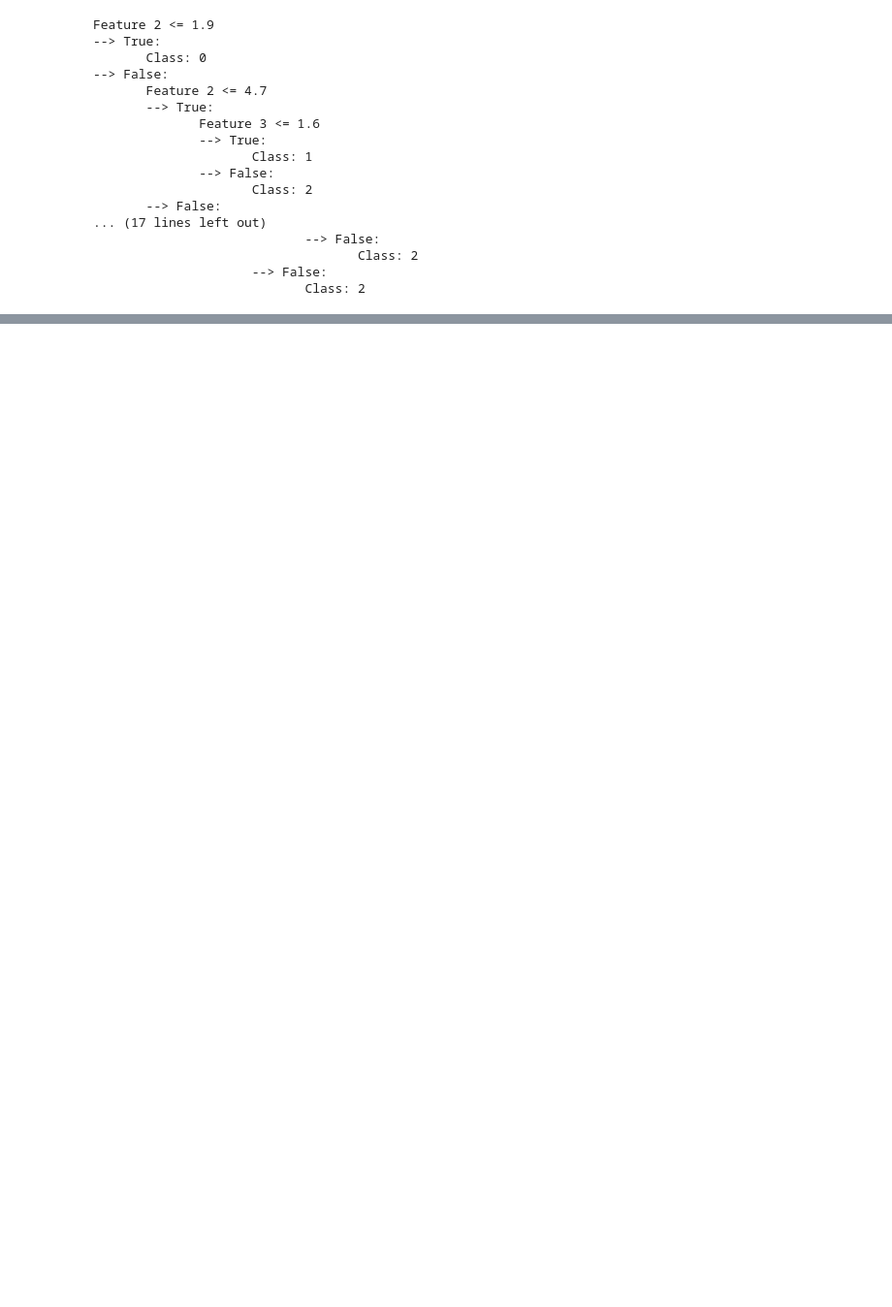
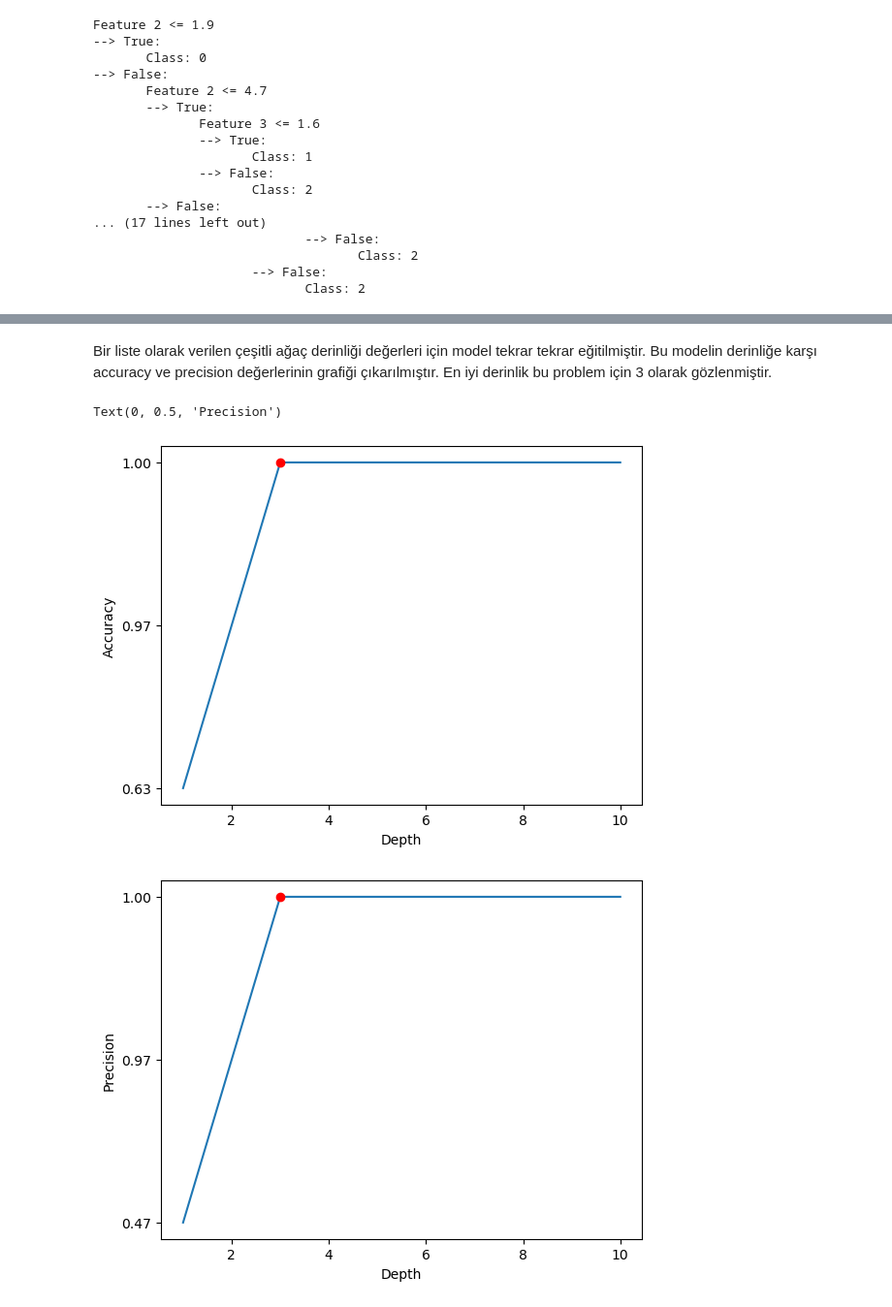
Before and after one commit to hasantann/YAP470, a Jupyter notebook: Ödev1/odev_1.ipynb, the cells around one changed output, grey strips where cells are left out. Shown: that part at 97% size. Cells and saved outputs as stored; diff of their text form; code cells hidden in the pictures; blank space fills up the shorter version.

```diff
--- a/Ödev1/odev_1.ipynb
+++ b/Ödev1/odev_1.ipynb
@@ -45,4 +49,17 @@ data_list = data.values.tolist()
 X = [row[:4]for row in data_list]
 y = [row[4:5]for row in data_list]
 X_train, X_test, y_train, y_test = train_test_split(X, y, test_size=0.2, random_state=42)
+def col_to_row(y):
+    X = []
+    for i in y:
+        if i == [0.0]:
+            X.append(0)
+        elif i == [1.0]:
+            X.append(1)
+        elif i == [2.0]:
+            X.append(2)
+    return X
+y = col_to_row(y)
+y_test = col_to_row(y_test)
+y_train = col_to_row(y_train)
 # %% [markdown]
@@ -54,8 +72,7 @@ Modelin eğitilmesi ve tahmin yapılması
 # %%
 dt_classifier.fit(X_train, y_train)
-
-y_pred = dt_classifier.predict(X_test)
-
+y_pred_test = dt_classifier.predict(X_test)
+y_pred_train = dt_classifier.predict(X_train)
 dt_classifier.print_tree()
 # %% [output]
 Feature 2 <= 1.9
@@ -77,0 +137,29 @@ Feature 2 <= 1.9
+# %% [markdown]
+Bir liste olarak verilen çeşitli ağaç derinliği değerleri için model tekrar tekrar eğitilmiştir. Bu modelin derinliğe karşı accuracy ve precision değerlerinin grafiği çıkarılmıştır. En iyi derinlik bu problem için 3 olarak gözlenmiştir.
+# %%
+L = [1, 2, 3, 4, 5, 6, 7, 8, 9, 10]
+Accuracy = []
+Precisison = []
+for depth in L:
+    dt_classifier = DecisionTreeClassifier(max_depth=depth)
+    dt_classifier.fit(X_train, y_train)
+    y_pred_test = dt_classifier.predict(X_test)
+    y_pred_train = dt_classifier.predict(X_train)
+    Accuracy.append('{:.2f}'.format(accuracy_score(y_test, y_pred_test)))
+    Precisison.append('{:.2f}'.format(precision_score(y_test, y_pred_test, average='weighted')))
+best_depth_ids_Acc = Accuracy.index(max(Accuracy))+1
+best_depth_ids_Pre = Precisison.index(max(Precisison))+1
+
+plt.plot(L, Accuracy, label='Accuracy')
+plt.plot(best_depth_ids_Acc, max(Accuracy), 'ro')
+plt.xlabel('Depth')
+plt.ylabel('Accuracy')
+plt.figure()
+plt.plot(L, Precisison, label='Precision')
+plt.plot(best_depth_ids_Pre, max(Precisison), 'ro')
+plt.xlabel('Depth')
+plt.ylabel('Precision')
+# %% [output]
+Text(0, 0.5, 'Precision')
+[figure, added]
+[figure, added]
```
Also changed, not shown: parts of 19 cells of this notebook, 1 other file.
